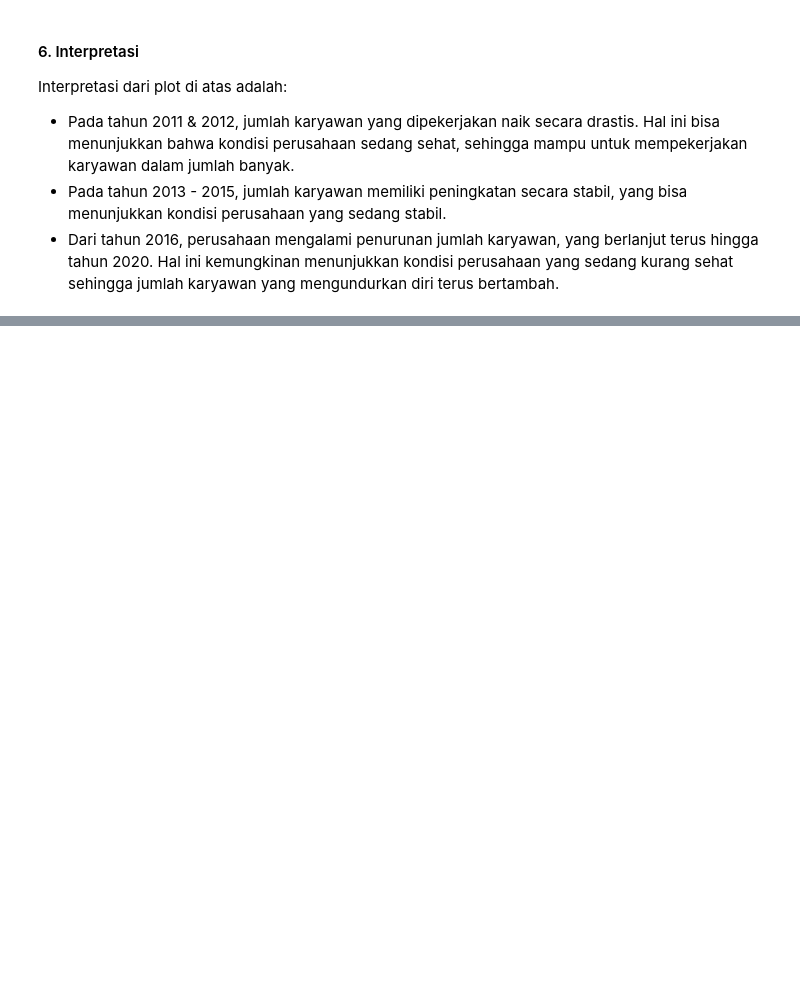
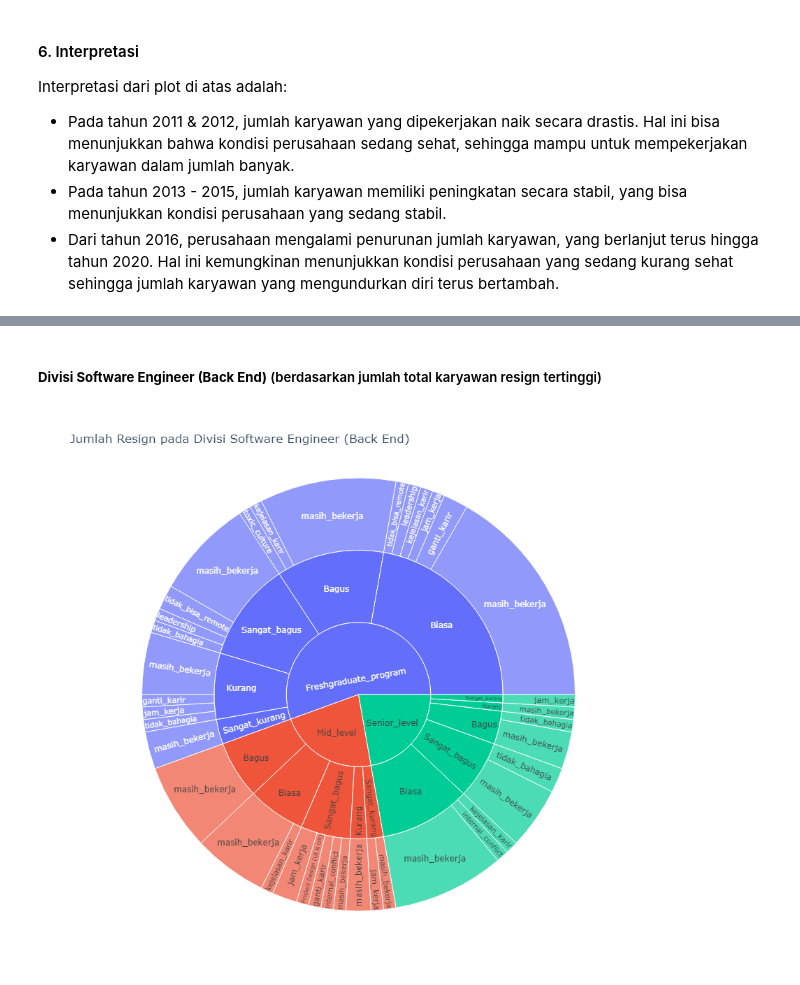
Before and after one commit to regitafif/MP5_EmployeeRetention, a Jupyter notebook: employee_retention.ipynb, the cells around one changed output, grey strips where cells are left out. Cells and saved outputs as stored; diff of their text form; code cells hidden in the pictures; blank space fills up the shorter version.

```diff
--- a/employee_retention.ipynb
+++ b/employee_retention.ipynb
@@ -378,0 +493,7 @@ Interpretasi dari plot di atas adalah:
+# %%
+# Menemukan divisi dengan tingkat resign tertinggi
+resign_max2 = resign2.loc[resign2['TotalResign'].idxmax(), 'Pekerjaan']
+
+# Menghitung jumlah employee yang resign berdasarkan Jenjang Karir, Performa Karyawan, dan Alasan Resign
+detail_resign2 = resign[resign['Pekerjaan'] == resign_max2]\
+    .groupby(['JenjangKarir', 'PerformancePegawai', 'AlasanResign']).size().reset_index(name='JumlahResign')
@@ -378,0 +553,16 @@ Interpretasi dari plot di atas adalah:
+# %% [markdown]
+##### **Divisi Software Engineer (Back End)** (berdasarkan jumlah total karyawan resign tertinggi)
+# %%
+fig = px.sunburst(detail_resign2,
+                  path=['JenjangKarir', 'PerformancePegawai', 'AlasanResign'],
+                  values='JumlahResign',
+                  title='Jumlah Resign pada Divisi Software Engineer (Back End)')
+
+fig.update_layout(
+    width=800,
+    height=800
+)
+
+fig.show()
+# %% [output]
+[figure, added]
```
Also changed, not shown: parts of 30 cells of this notebook.
